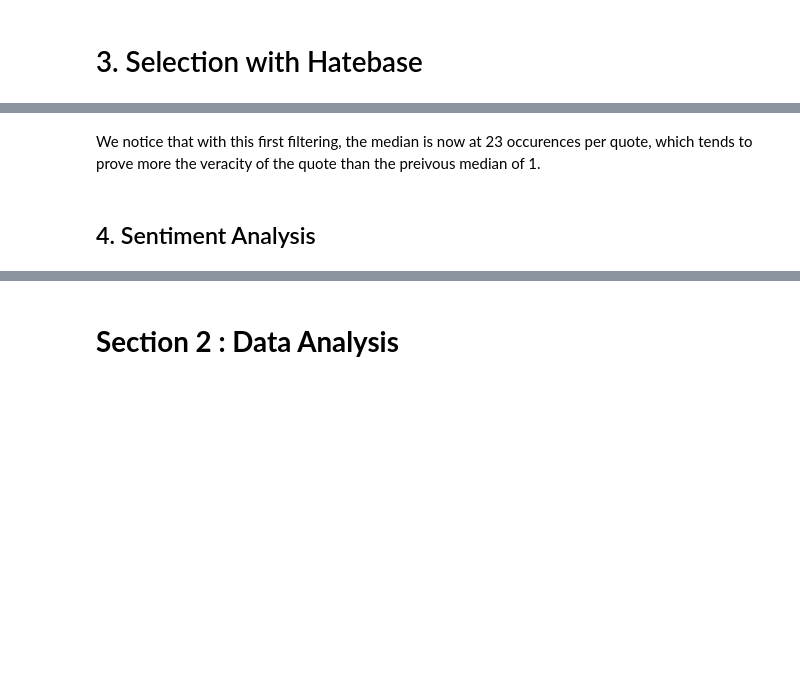
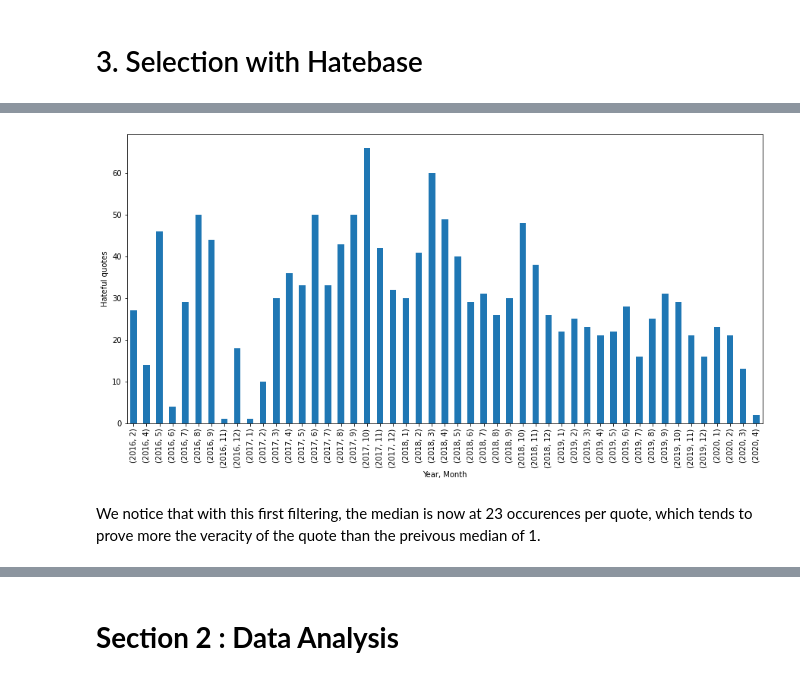
Before and after one commit to epfl-ada/ada-2021-project-the-data-collectivists, a Jupyter notebook: ADA_Project.ipynb, the cells around one changed output, grey strips where cells are left out. Drawn from its saved outputs; the diff is of its cells as text; code cells hidden in the pictures; blank space fills up the shorter version.

```diff
--- a/ADA_Project.ipynb
+++ b/ADA_Project.ipynb
@@ -47,7 +77,7 @@ Drive already mounted at /content/drive; to attempt to forcibly remount, call dr
 # %%
 # Data Path
 input_path = '/content/drive/MyDrive/Quotebank/'
-data_storage_path = '/content/drive/Shareddrives/Ada-The data collectivists/'
+data_storage_path = '/content/drive/Shareddrives/Ada-The data collectivists/data/'
 
 primer_input = "quotes-"
 tail_input = ".json.bz2"
@@ -205,15 +276,9 @@ hate_frame = 'HateBase/hateframe.csv'
 # %%
 hate_path = data_storage_path + hate_frame
 hateframe = pd.read_csv(hate_path)
+hateframe['Term'] = hateframe['Term'].str.lower()
 hateset = set(hateframe['Term'])
 hateset = [' {} '.format(x).lower() for x in hateset]
-# %%
-a = df_2016_hateful.copy()
-
-for col in one_hot: a[col] = 0
-a['quotation'] = a['quotation'].apply(lambda x: f' {x} ',)
-a["quotation"] = a['quotation'].str.replace('[^\w\s]','')
-a
 # %%
 #One hot vector with hate "domains"
 one_hot = list(hateframe.columns)[2:]
@@ -221,24 +286,38 @@ one_hot = list(hateframe.columns)[2:]
 
 def extract_hate(df_, hateframe):
 
+
   out = df_.copy()
   for col in one_hot: out[col] = 0
 
 
-  out['quotation'].str.lower()
+  out['quotation'] = out['quotation'].str.lower()
   out['quotation'] = out['quotation'].apply(lambda x: f' {x} ',)
   out["quotation"] = out['quotation'].str.replace('[^\w\s]','')
 
 
   out = out[out['quotation'].str.contains('|'.join(hateset))]
 
+
   for index, row in out.iterrows():
     match = re.search('|'.join(hateset), str(row['quotation']))
     if match is not None:
+
       hateword = match[0].strip()
-      print(hateword)
-      row[one_hot] = hateframe.query('"Term" == @hateword')[one_hot]
+      out.loc[index, one_hot] = hateframe.query('Term == @hateword').loc[:, one_hot].squeeze()
 
   return out
 
-test = extract_hate(df_2016_hateful, hateframe)
+
+def build_hate_frame(path, files, hateframe):
+
+  out = pd.DataFrame()
+
+  for file_ in files:
+    df_temp = extract_hate(pd.read_csv(path + file_), hateframe)
+    out = out.append(df_temp)
+
+  return out
+
+
+df = build_hate_frame(path_to_folder, files, hateframe)
@@ -272,4 +327,16 @@ df_2020.describe()
+# %%
+df["date"] = (df["date"].astype("datetime64"))
+df["year"] = df['year'] = pd.DatetimeIndex(df['date']).year
+df["month"] = df['month'] = pd.DatetimeIndex(df['date']).month
+
+month_groups = df.groupby([df['year'],df['month']]
+                          ).size()
+
+month_groups.plot(kind='bar',figsize=(15,7),legend=None)
+plt.xlabel("Year, Month")
+plt.ylabel("Hateful quotes")
+plt.show()
+# %% [output]
+[figure, added]
 # %% [markdown]
 We notice that with this first filtering, the median is now at 23 occurences per quote, which tends to prove more the veracity of the quote than the preivous median of 1.
-# %% [markdown]
-## 4. Sentiment Analysis
```
Also changed, not shown: parts of 72 cells of this notebook.
